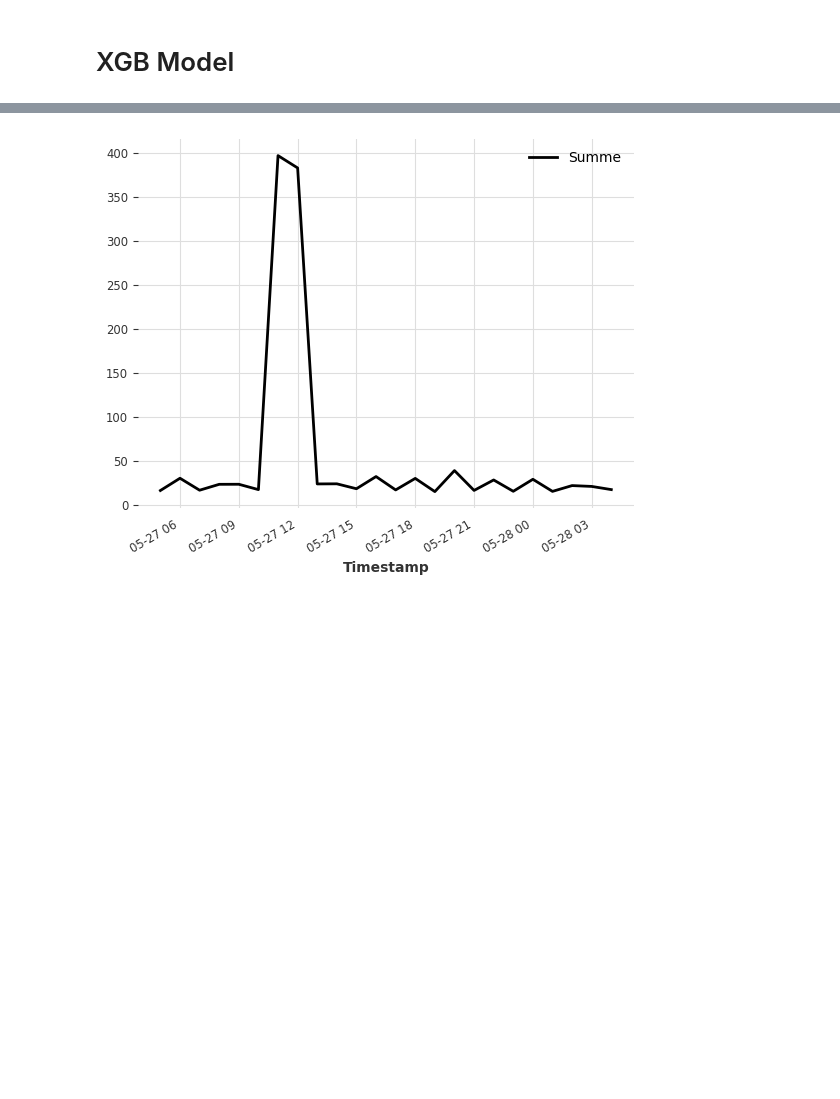
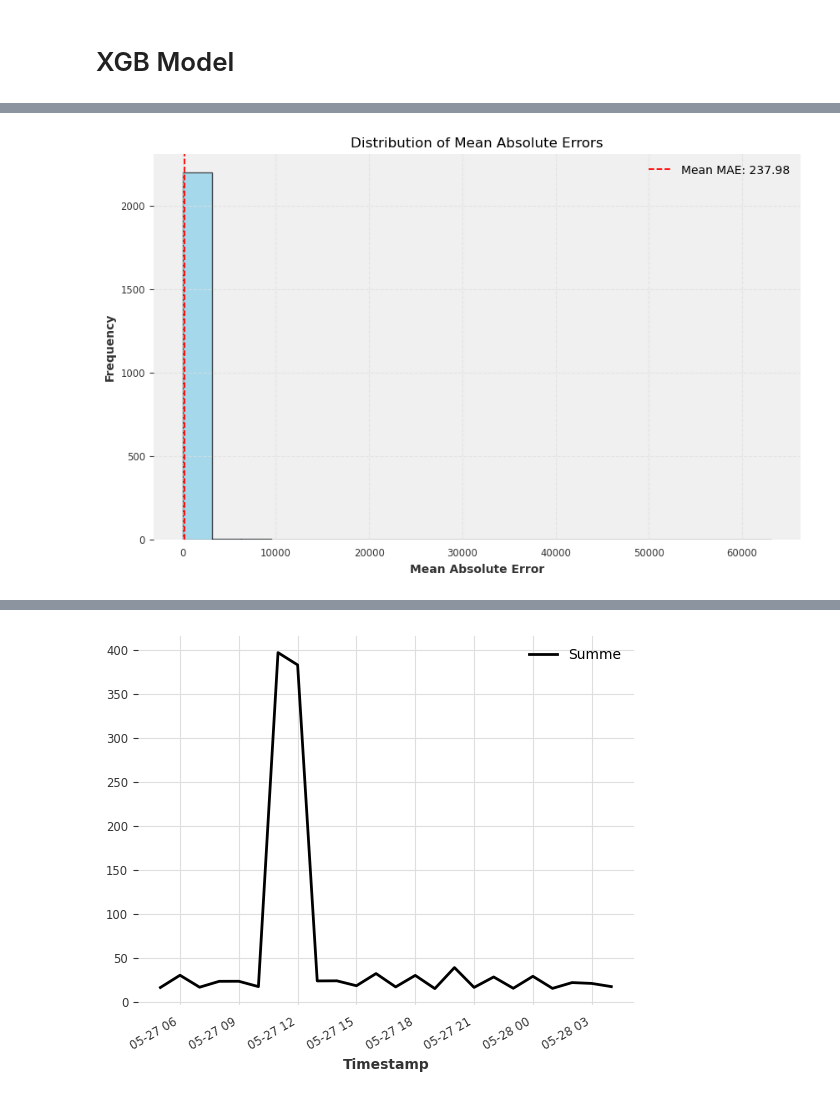
Before and after one commit to iffishells/Electricity_Consumption_forecasting, a Jupyter notebook: ElectricityForecasting_version_0.0/Notebooks/xgb_version_0.2.ipynb, the cells around one changed output, grey strips where cells are left out. Cells and saved outputs as stored; diff of their text form; code cells hidden in the pictures; blank space fills up the shorter version.

```diff
--- a/ElectricityForecasting_version_0.0/Notebooks/xgb_version_0.2.ipynb
+++ b/ElectricityForecasting_version_0.0/Notebooks/xgb_version_0.2.ipynb
@@ -115,0 +191,29 @@ xgb_model.predict(24).plot(label='00')
+# %%
+import matplotlib.pyplot as plt
+
+# Your existing code here...
+
+# Calculate the mean of the MAE errors
+mean_mape = sum(mapeErrorList) / len(mapeErrorList)
+
+# Plot the histogram of MAE errors
+plt.figure(figsize=(10, 6))
+plt.hist(mapeErrorList, bins=20, color='skyblue', edgecolor='black', alpha=0.7)
+
+plt.xlabel('Mean Absolute Error')
+plt.ylabel('Frequency')
+plt.title('Distribution of Mean Absolute Errors')
+plt.grid(True, linestyle='--', alpha=0.7)
+
+# Add a vertical line for the mean
+plt.axvline(mean_mape, color='red', linestyle='--', label=f'Mean MAE: {mean_mape:.2f}')
+plt.legend()
+
+# Add a background color to the plot
+ax = plt.gca()
+ax.set_facecolor('#f0f0f0')  # Light gray background
+
+plt.savefig('../plots/mae_histogram_with_mean.png')
+plt.show()
+# %% [output]
+[figure, added]
```
Also changed, not shown: parts of 12 cells of this notebook.
